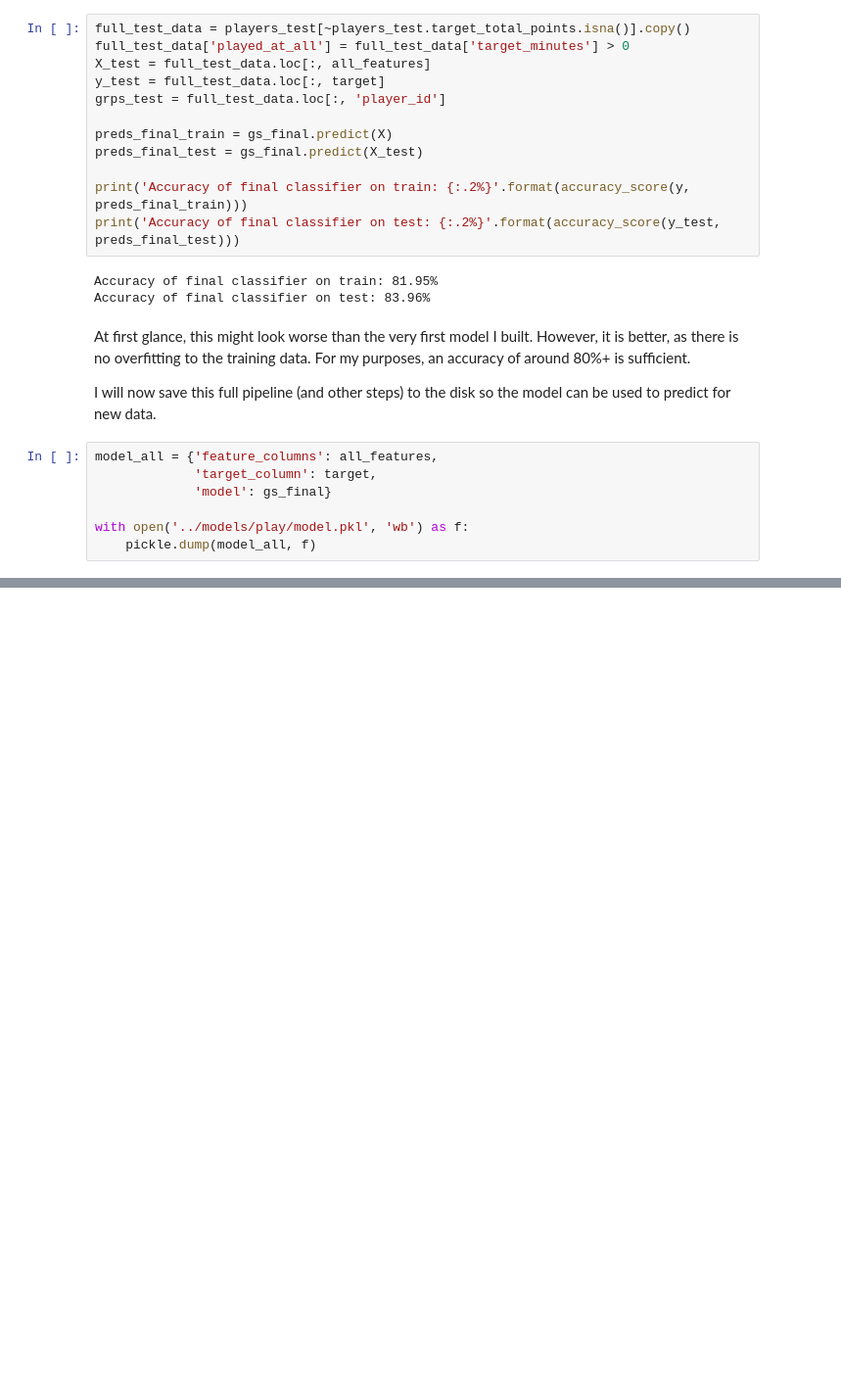
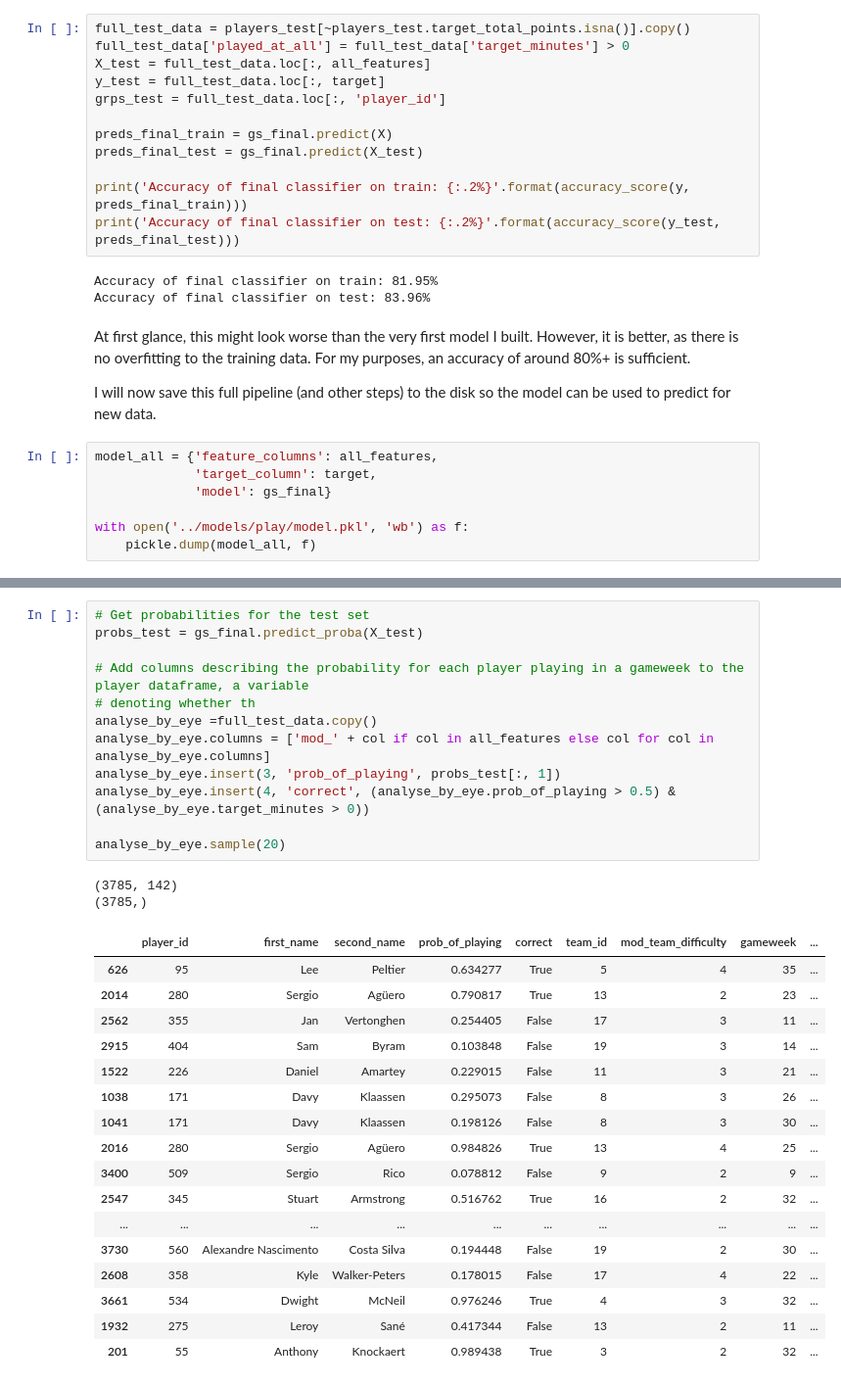
Before and after one commit to Hazzais/fpl_old, a Jupyter notebook: notebooks/Modelling_whether_player_plays.ipynb, the cells around one changed output, grey strips where cells are left out. Shown: that part at 98% size. Cells and saved outputs as stored; diff of their text form; blank space fills up the shorter version.

Commit message:
Added visual inspection of test data results

```diff
--- a/notebooks/Modelling_whether_player_plays.ipynb
+++ b/notebooks/Modelling_whether_player_plays.ipynb
@@ -298,0 +304,32 @@ Modelling the points players get will be done in the next notebook.
+# %%
+# Get probabilities for the test set
+probs_test = gs_final.predict_proba(X_test)
+
+# Add columns describing the probability for each player playing in a gameweek to the player dataframe, a variable
+# denoting whether th
+analyse_by_eye =full_test_data.copy()
+analyse_by_eye.columns = ['mod_' + col if col in all_features else col for col in analyse_by_eye.columns]
+analyse_by_eye.insert(3, 'prob_of_playing', probs_test[:, 1])
+analyse_by_eye.insert(4, 'correct', (analyse_by_eye.prob_of_playing > 0.5) &(analyse_by_eye.target_minutes > 0))
+
+analyse_by_eye.sample(20)
+# %% [output]
+(3785, 142)
+(3785,)
+|  | player_id | first_name | second_name | prob_of_playing | correct | team_id | mod_team_difficulty | gameweek | ... |
+| 626 | 95 | Lee | Peltier | 0.634277 | True | 5 | 4 | 35 | ... |
+| 2014 | 280 | Sergio | Agüero | 0.790817 | True | 13 | 2 | 23 | ... |
+| 2562 | 355 | Jan | Vertonghen | 0.254405 | False | 17 | 3 | 11 | ... |
+| 2915 | 404 | Sam | Byram | 0.103848 | False | 19 | 3 | 14 | ... |
+| 1522 | 226 | Daniel | Amartey | 0.229015 | False | 11 | 3 | 21 | ... |
+| 1038 | 171 | Davy | Klaassen | 0.295073 | False | 8 | 3 | 26 | ... |
+| 1041 | 171 | Davy | Klaassen | 0.198126 | False | 8 | 3 | 30 | ... |
+| 2016 | 280 | Sergio | Agüero | 0.984826 | True | 13 | 4 | 25 | ... |
+| 3400 | 509 | Sergio | Rico | 0.078812 | False | 9 | 2 | 9 | ... |
+| 2547 | 345 | Stuart | Armstrong | 0.516762 | True | 16 | 2 | 32 | ... |
+| ... | ... | ... | ... | ... | ... | ... | ... | ... | ... |
+| 3730 | 560 | Alexandre Nascimento | Costa Silva | 0.194448 | False | 19 | 2 | 30 | ... |
+| 2608 | 358 | Kyle | Walker-Peters | 0.178015 | False | 17 | 4 | 22 | ... |
+| 3661 | 534 | Dwight | McNeil | 0.976246 | True | 4 | 3 | 32 | ... |
+| 1932 | 275 | Leroy | Sané | 0.417344 | False | 13 | 2 | 11 | ... |
+| 201 | 55 | Anthony | Knockaert | 0.989438 | True | 3 | 2 | 32 | ... |
```
Also changed, not shown: parts of 3 cells of this notebook.
